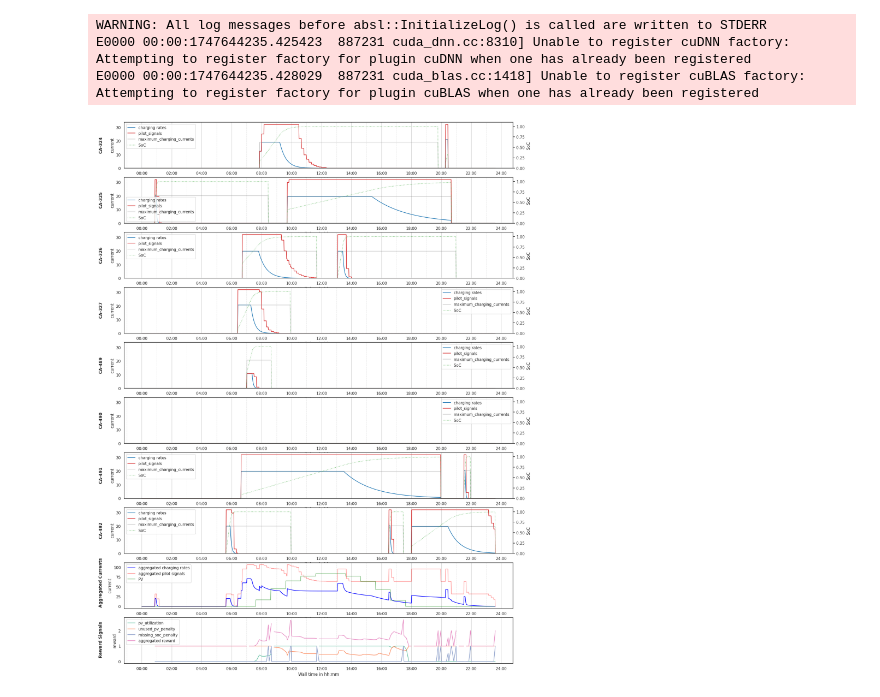
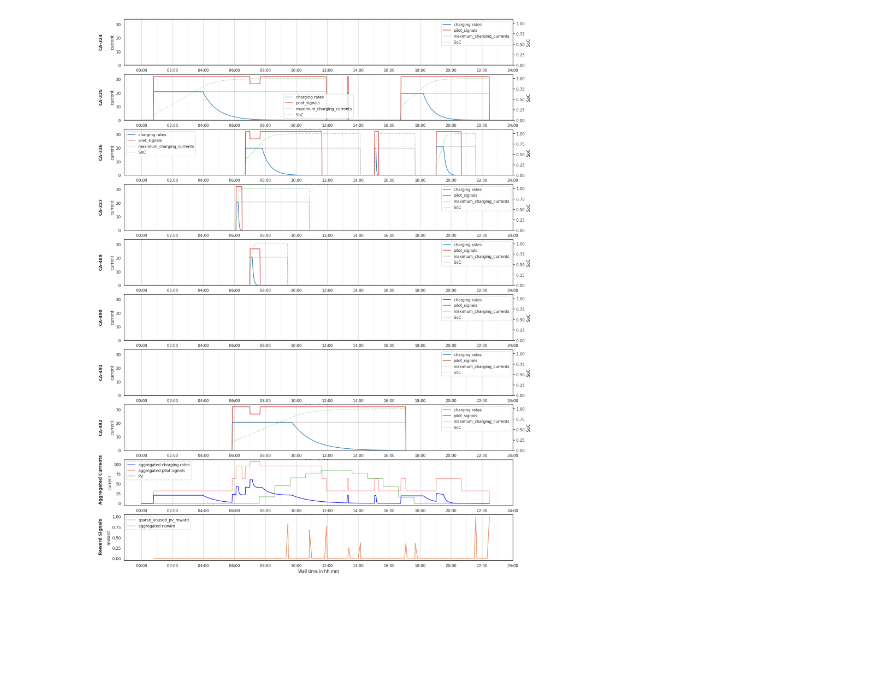
Before and after one commit to timosturm/acn-experiments, a Jupyter notebook: evaluation/charging_behaviour.ipynb, the cells around one changed output. Saved outputs shown, nothing was run; the diff lists cells and outputs as text; code cells hidden in the pictures; blank space fills up the shorter version.

Commit message:
Improved evaluation.

```diff
--- a/evaluation/charging_behaviour.ipynb
+++ b/evaluation/charging_behaviour.ipynb
@@ -59,8 +61,8 @@ ev_generator = get_generator(
     battery_generator,
     seed=42,
     frequency_multiplicator=10,
-    duration_multiplicator=2,
-    file_path="../caltech_2018-03-25 00:00:00-07:53_2020-05-31 00:00:00-07:53_False.csv",
+    duration_multiplicator=3,
+    data="../caltech_2018-03-25 00:00:00-07:53_2020-05-31 00:00:00-07:53_False.csv",
 )
 
 observation_objects = [
@@ -78,15 +80,12 @@ observation_objects = [
 ]
 
 reward_objects = [
-    pv_utilization_reward(df_pv),
-    unused_pv_reward(df_pv),
-    sparse_soc_reward(),
+    sparse_unused_pv_reward(df_pv),
+    # pv_utilization_reward(df_pv),
+    # unused_pv_reward(df_pv),
+    # sparse_soc_reward(),
     # charging_reward(),
 ]
-# %% [output]
-WARNING: All log messages before absl::InitializeLog() is called are written to STDERR
-E0000 00:00:1747644235.425423  887231 cuda_dnn.cc:8310] Unable to register cuDNN factory: Attempting to register factory for plugin cuDNN when one has already been registered
-E0000 00:00:1747644235.428029  887231 cuda_blas.cc:1418] Unable to register cuBLAS factory: Attempting to register factory for plugin cuBLAS when one has already been registered
 # %%
 base_config = {
     "observation_objects": observation_objects,
@@ -131,17 +130,12 @@ def load_agent(x, agent_class=Agent):
 
 
 models = {
-    # "PPO-red": CleanRLSchedule(load_agent("RL_data/b1deb429-83ff-4691-93f8-afdf7a3c9788/RL_536576")),
-    # "PPO_RL_low_entropy": CleanRLSchedule(load_agent("RL_data/21ed63a4-3f63-4556-ade0-be1eadc331e6/RL_286720")),
-    # "PPO_RL_2048": CleanRLSchedule(load_agent("RL_data/4dc91016-62af-4892-a08a-9b927cc38224/RL_2048")),
-    # "PPO-RL": CleanRLSchedule(load_agent("RL_data/4dc91016-62af-4892-a08a-9b927cc38224/RL_141312")),
-    # "PPO-RL-deterministic": CleanRLSchedule(load_agent("RL_data/4dc91016-62af-4892-a08a-9b927cc38224/RL_141312"), stochastic=False),
-    # "PPO-RL-best": CleanRLSchedule(load_agent("RL_data/4dc91016-62af-4892-a08a-9b927cc38224/RL_best")),
-    # "PPO-IL": CleanRLSchedule(load_agent("IL_data/Imitation__ce05dd84-8c7d-4381-b4d0-8d3732b144fe"), stochastic=True),
-    "PPO": CleanRLSchedule(load_agent("RL_data/9f283b5a-8a3c-43d8-a59e-a574597c3824/RL_606208")),
-    "PPO-Beta": CleanRLSchedule(load_agent("RL_data/dc8fde50-712e-436f-a32a-31af9aa96f91/RL_139264", agent_class=BetaAgent)),
-    "FCFS": ACNSchedule(SortedSchedulingAlgo(first_come_first_served)),
-    "LCFS": ACNSchedule(SortedSchedulingAlgo(last_come_first_served)),
+    # "PPO": CleanRLSchedule(load_agent("RL_data/83219666-d196-4bb2-94d1-bf0d56b33df7/RL_454656")),
+    # "PPO-Beta": CleanRLSchedule(load_agent("RL_data/e6fd5bab-63ad-448d-90e0-842c239a1775/RL_454656", agent_class=BetaAgent)),
+    # "PPO-SoC": CleanRLSchedule(load_agent("RL_data/9f283b5a-8a3c-43d8-a59e-a574597c3824/RL_606208")),
+    # "PPO-SoC-Beta": CleanRLSchedule(load_agent("RL_data/6a095390-7c96-4a8c-b678-c161f94f65fb/RL_606208", agent_class=BetaAgent)),
+    # "FCFS": ACNSchedule(SortedSchedulingAlgo(first_come_first_served)),
+    # "LCFS": ACNSchedule(SortedSchedulingAlgo(last_come_first_served)),
     "Uncontrolled": ACNSchedule(UncontrolledCharging()),
 }
 # %%
@@ -169,9 +163,5 @@ agg_rewards = {
 
 del __tuples
 # %%
-from src.plotting import plot_sim_evaluation_pv
-
-sim = simulations["FCFS"][0]
-_ = plot_sim_evaluation_pv(sim, df_pv)
+# sim = simulations["PPO-SoC"][0]
+# _ = plot_sim_evaluation_pv(sim, df_pv)
-# %% [output]
-[figure, removed]
@@ -177,0 +171,5 @@ _ = plot_sim_evaluation_pv(sim, df_pv)
+# %%
+sim = simulations["Uncontrolled"][0]
+_ = plot_sim_evaluation_pv(sim, df_pv)
+# %% [output]
+[figure, added]
```
Also changed, not shown: parts of 2 cells of this notebook, 1 other file.
